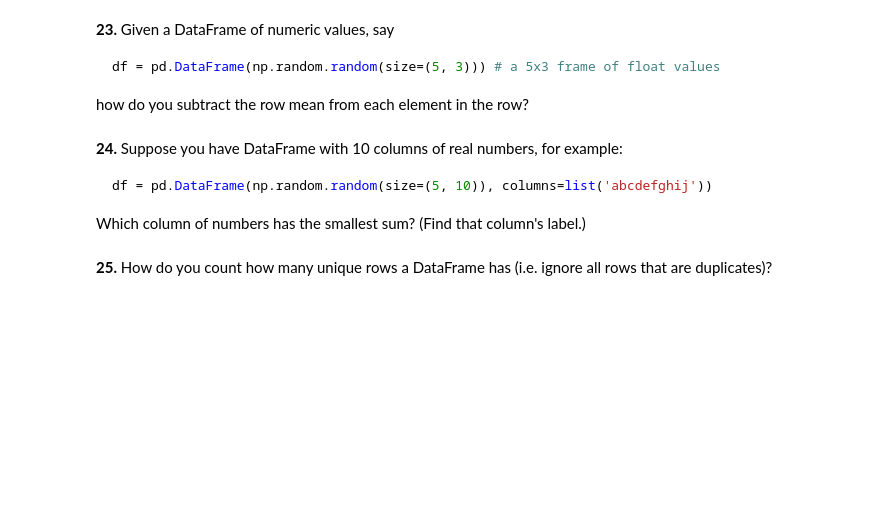
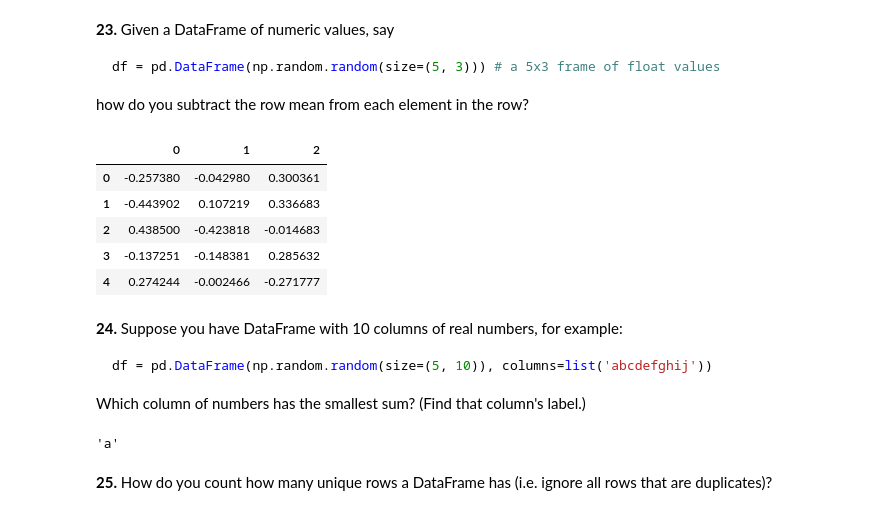
Before and after one commit to kevintheduu/100-pandas-puzzles, a Jupyter notebook: 100-pandas-puzzles.ipynb, the cells around one changed output. Drawn from its saved outputs; the diff is of its cells as text; code cells hidden in the pictures; blank space fills up the shorter version.

````diff
--- a/100-pandas-puzzles.ipynb
+++ b/100-pandas-puzzles.ipynb
@@ -446,6 +480,17 @@ df = pd.DataFrame(np.random.random(size=(5, 3))) # a 5x3 frame of float values
 ```
 
 how do you subtract the row mean from each element in the row?
+# %%
+df = pd.DataFrame(np.random.random(size=(5, 3)))
+# %%
+df.sub(df.mean(axis=1),axis=0)
+# %% [output]
+|  | 0 | 1 | 2 |
+| 0 | -0.257380 | -0.042980 | 0.300361 |
+| 1 | -0.443902 | 0.107219 | 0.336683 |
+| 2 | 0.438500 | -0.423818 | -0.014683 |
+| 3 | -0.137251 | -0.148381 | 0.285632 |
+| 4 | 0.274244 | -0.002466 | -0.271777 |
 # %% [markdown]
 **24.** Suppose you have DataFrame with 10 columns of real numbers, for example:
 
@@ -453,6 +498,12 @@ how do you subtract the row mean from each element in the row?
 df = pd.DataFrame(np.random.random(size=(5, 10)), columns=list('abcdefghij'))
 ```
 Which column of numbers has the smallest sum? (Find that column's label.)
+# %%
+df = pd.DataFrame(np.random.random(size=(5, 10)), columns=list('abcdefghij'))
+
+df.sum().idxmin()
+# %% [output]
+'a'
 # %% [markdown]
 **25.** How do you count how many unique rows a DataFrame has (i.e. ignore all rows that are duplicates)?
 # %% [markdown]
````
Also changed, not shown: parts of 21 cells of this notebook.
